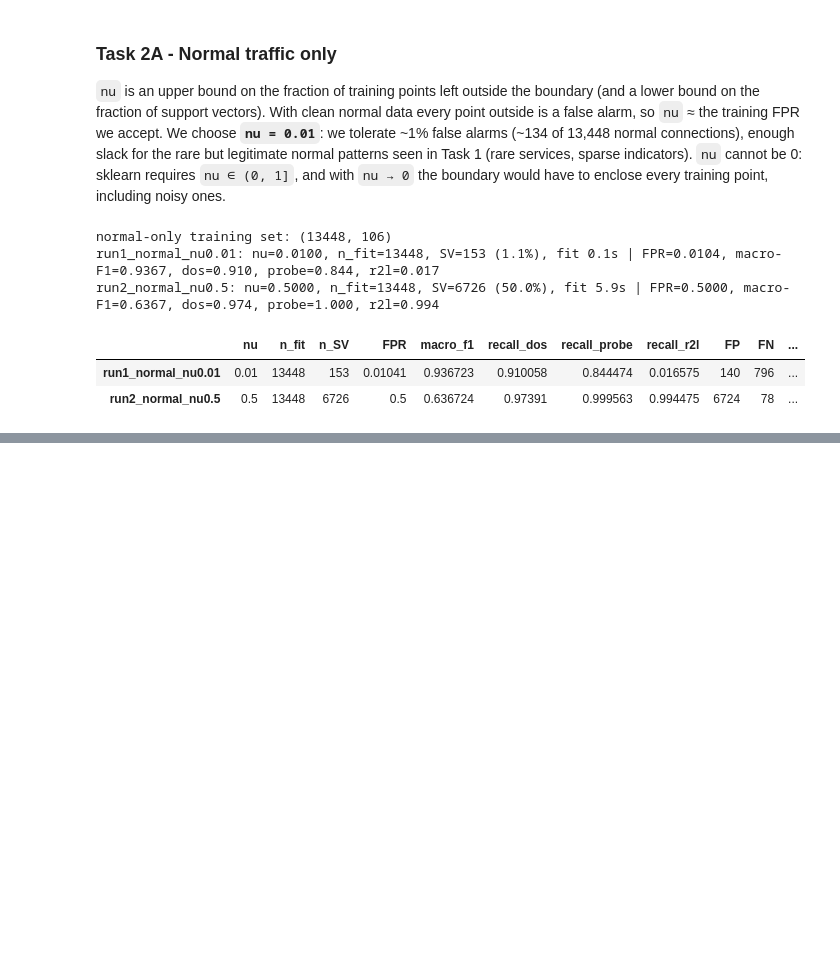
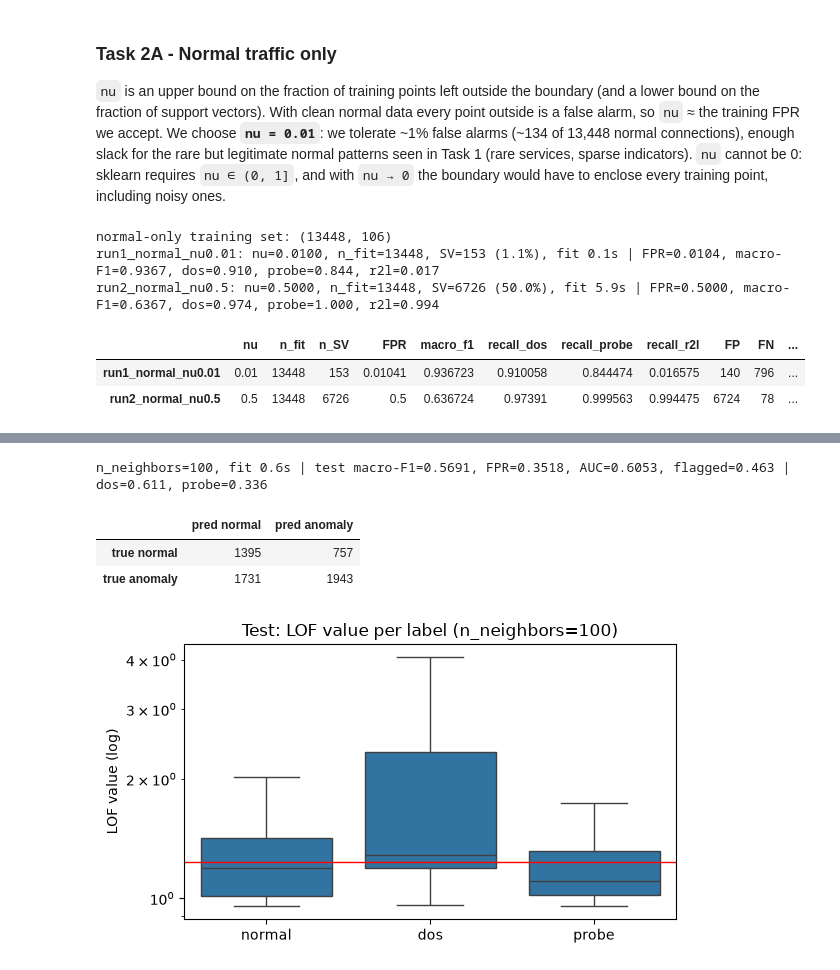
Before and after one commit to HaxelThePenguine/AI-Cybersecurity_labs2026, a Jupyter notebook: Lab_03/lab3.ipynb, the cells around one changed output, grey strips where cells are left out. Saved outputs shown, nothing was run; the diff lists cells and outputs as text; code cells hidden in the pictures; blank space fills up the shorter version.

```diff
--- a/Lab_03/lab3.ipynb
+++ b/Lab_03/lab3.ipynb
@@ -346,0 +533,3 @@ run2_normal_nu0.5: nu=0.5000, n_fit=13448, SV=6726 (50.0%), fit 5.9s | FPR=0.500
+# %%
+K_STAR = int(sweep['macro_f1'].astype(float).idxmax())
+print(f'Selected n_neighbors = {K_STAR} (highest training macro-F1; ROC-AUC {LOF_RES[K_STAR]["ROC_AUC"]:.4f})')
@@ -346,0 +542,25 @@ run2_normal_nu0.5: nu=0.5000, n_fit=13448, SV=6726 (50.0%), fit 5.9s | FPR=0.500
+# %%
+t0 = time.perf_counter()
+lof_final = LocalOutlierFactor(n_neighbors=K_STAR, contamination=CONT_TRAIN, novelty=True).fit(X_train)
+fit_s = time.perf_counter() - t0
+test_score = -lof_final.score_samples(X_test)
+pred_test = (lof_final.predict(X_test) == -1).astype(int)
+res_test = evaluate(pred_test, y_test_bin, y_test_lab)
+res_test.update({'flagged': pred_test.mean(), 'ROC_AUC': roc_auc_score(y_test_bin, test_score), 'fit_s': fit_s})
+print(f'n_neighbors={K_STAR}, fit {fit_s:.1f}s | test macro-F1={res_test["macro_f1"]:.4f}, FPR={res_test["FPR"]:.4f}, '
+      f'AUC={res_test["ROC_AUC"]:.4f}, flagged={res_test["flagged"]:.3f} | '
+      + ', '.join(f'{a}={res_test[f"recall_{a}"]:.3f}' for a in ATTACKS if f'recall_{a}' in res_test))
+display(pd.DataFrame([[res_test['TN'], res_test['FP']], [res_test['FN'], res_test['TP']]],
+                     index=['true normal', 'true anomaly'], columns=['pred normal', 'pred anomaly']))
+
+fig, ax = plt.subplots(figsize=(6, 3.5))
+sns.boxplot(x=y_test_lab, y=test_score, order=['normal', 'dos', 'probe'], showfliers=False, ax=ax)
+ax.axhline(-lof_final.offset_, color='red', lw=1); ax.set_yscale('log')
+ax.set_title(f'Test: LOF value per label (n_neighbors={K_STAR})'); ax.set_ylabel('LOF value (log)')
+plt.tight_layout(); plt.show()
+# %% [output]
+n_neighbors=100, fit 0.6s | test macro-F1=0.5691, FPR=0.3518, AUC=0.6053, flagged=0.463 | dos=0.611, probe=0.336
+|  | pred normal | pred anomaly |
+| true normal | 1395 | 757 |
+| true anomaly | 1731 | 1943 |
+[figure, added]
```
Also changed, not shown: parts of 10 cells of this notebook, 2 other files.
